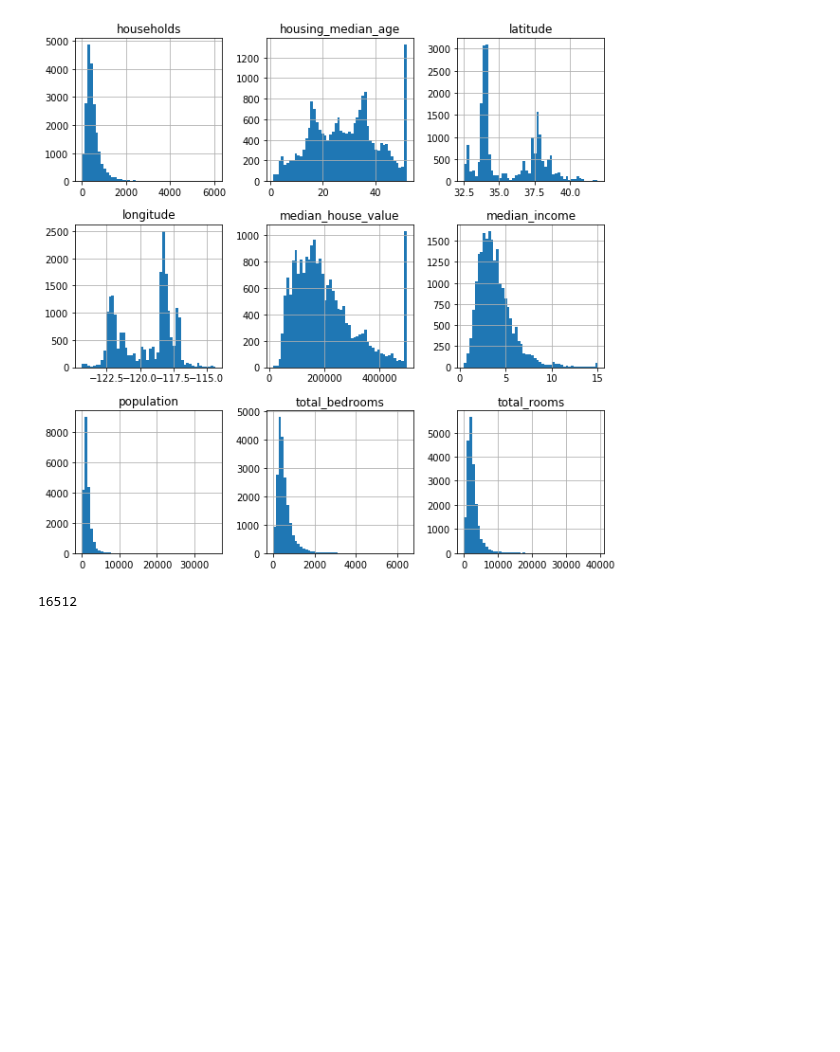
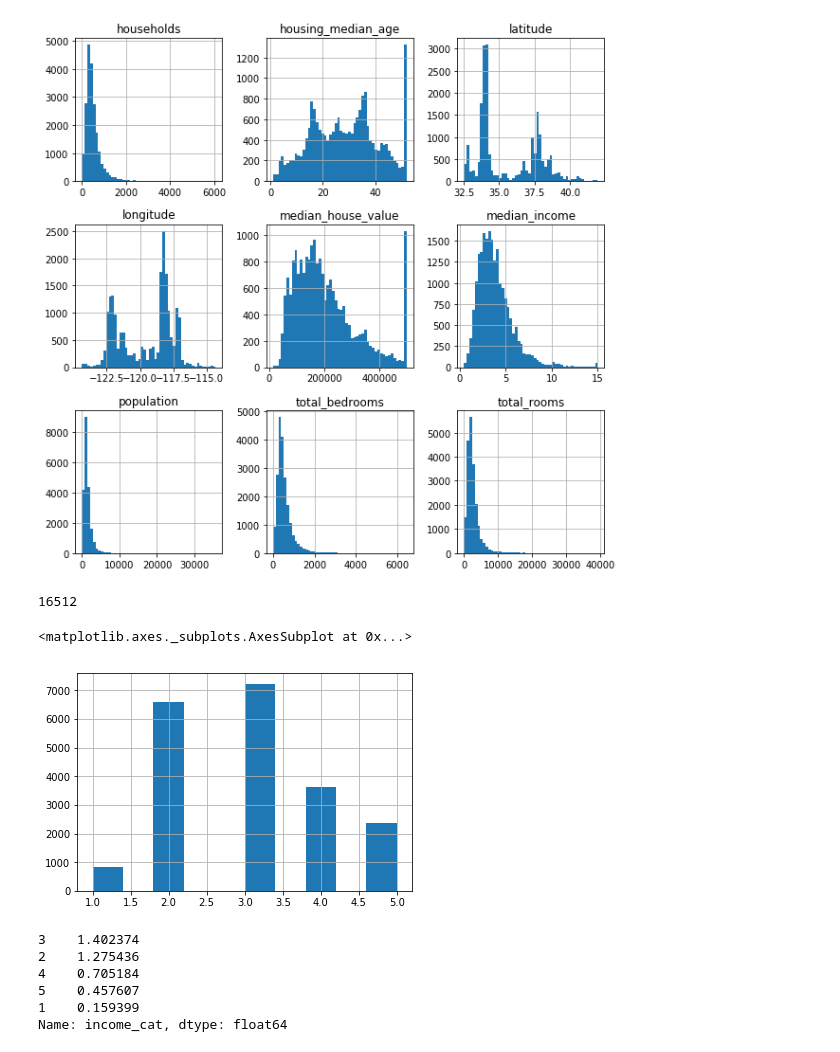
Before and after one commit to Adarshreddyash/A.I, a Jupyter notebook: hands_on_ml_book.ipynb, the cells around one changed output. Drawn from its saved outputs; the diff is of its cells as text; code cells hidden in the pictures; blank space fills up the shorter version.

```diff
--- a/hands_on_ml_book.ipynb
+++ b/hands_on_ml_book.ipynb
@@ -131,0 +128,39 @@ def test_set_data(identifier , test_ratio)
+# %%
+from zlib import crc32
+
+def test_set_check(identifier, test_ratio):
+  return crc32(np.int64(identifier)) & 0xffffffff < test_ratio * 2**32
+def split_train_test_by_id(data, test_ratio, id_column):
+    ids = data[id_column]
+    in_test_set = ids.apply(lambda id_: test_set_check(id_, test_ratio))
+    return data.loc[~in_test_set], data.loc[in_test_set]
+housing_with_id = housing.reset_index()   # adds an `index` column
+train_set, test_set = split_train_test_by_id(housing_with_id, 0.2, "index")
+
+#print(train_set) use this to  checkout how it is divided between test_set and train_set
+#print(test_set)
+
+housing["income_cat"]=pd.cut(housing["median_income"] , bins=[0 , 1.5 , 3 , 4.5 , 6 , np.inf], labels=[1,2,3,4,5]) #slicing the income into categoeries.
+
+housing["income_cat"].hist()
+# %% [output]
+<matplotlib.axes._subplots.AxesSubplot at 0x...>
+[figure, added]
+# %%
+from sklearn.model_selection import StratifiedShuffleSplit
+
+split = StratifiedShuffleSplit(n_splits=1, test_size=0.2, random_state=42)
+for train_index, test_index in split.split(housing, housing["income_cat"]):
+ strat_train_set = housing.loc[train_index]
+ strat_test_set = housing.loc[test_index]
+
+
+
+strat_train_set["income_cat"].value_counts() / len(strat_test_set)
+# %% [output]
+3    1.402374
+2    1.275436
+4    0.705184
+5    0.457607
+1    0.159399
+Name: income_cat, dtype: float64
```
Also changed, not shown: parts of 2 cells of this notebook.
